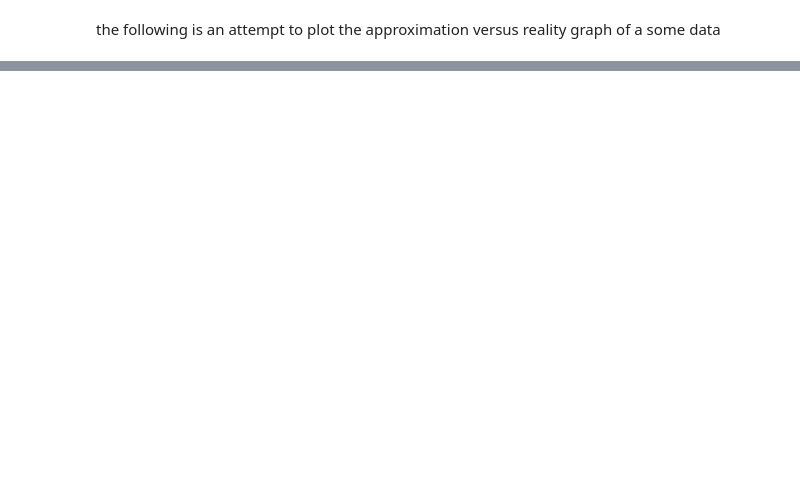
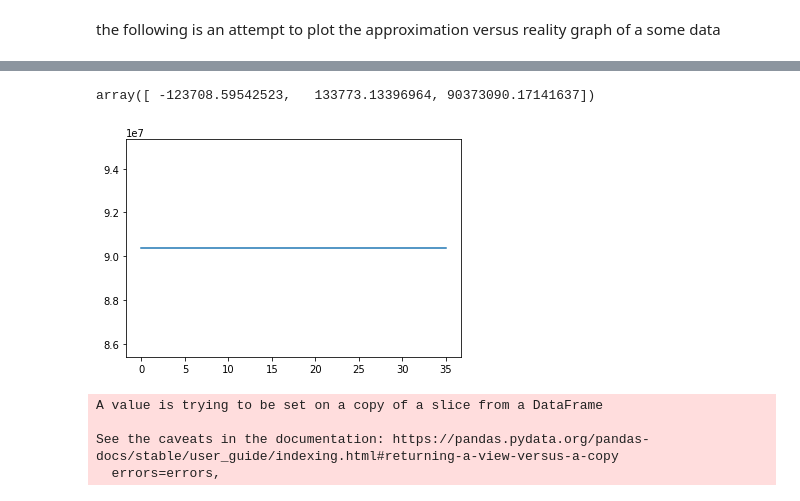
Before and after one commit to simonegiancola09/covid-19-Analysis, a Jupyter notebook: Covid.ipynb, the cells around one changed output, grey strips where cells are left out. Saved outputs shown, nothing was run; the diff lists cells and outputs as text; code cells hidden in the pictures; blank space fills up the shorter version.

```diff
--- a/Covid.ipynb
+++ b/Covid.ipynb
@@ -625,0 +703,47 @@ Lom['terapia_intensiva']
+# %%
+from scipy.optimize import minimize
+X=np.arange(len(mil['day']))
+y=mil['totale_casi']
+def logistic(x,L,k,x0,d):
+    return d+L/(1+np.exp(-k*(x-x0)))
+def gaussian(x,sig,mi,d):
+    return d+1/(np.sqrt(2*np.pi)*sig)*np.exp(-0.5*(1/sig**2)*(x-mi)**2)
+def discrepancy(L,k,x0,d,x,y):
+    return np.sum((y-logistic(x,L,k,x0,d)**2))
+def discrepancy2(sig,mi,d,x,y):
+    return np.sum((y-gaussian(x,sig,mi,d)**2))
+init_vals=[max(y),np.median(x),1,np.min(x)]
+other=[5,4,4]
+sol=minimize(lambda z:discrepancy(z[0],z[1],z[2],z[3],X,y),init_vals)
+sol2=minimize(lambda z:discrepancy2(z[0],z[1],z[2],X,y),other)
+
+sig_opt,mi_opt,d_opt=sol2.x
+y_opt=gaussian(X,sig_opt,mi_opt,d_opt)
+plt.plot(X,y_opt)
+sol2.x
+# %% [output]
+array([ -123708.59542523,   133773.13396964, 90373090.17141637])
+[figure, added]
+# %%
+from scipy.optimize import curve_fit
+import warnings
+mil=get_provincia('Milano',province)
+def logistic(x,L,k,x0,d):
+    return d+L/(1+np.exp(-k*(x-x0)))
+def logistic2(x,L,k,d):
+    return d+L/(1+np.exp(-k*(x-np.median(x))))
+
+X=np.arange(len(mil['day']),dtype=float)
+y=np.array([mil['totale_casi'].to_numpy()[i] for i in range(len(mil['totale_casi']))],dtype=float)
+init_vals=[max(y),np.median(x),1,np.min(x)]
+init_vals_2=[max(y),100,np.min(x)]
+
+#y2=logisti
+#init_vals2=[np.max(y),np.median(x),4]
+best_vals,covar=curve_fit(logistic2,xdata=x.flatten(),ydata=y.flatten(),p0=init_vals_2)
+#best_vals,covar=curve_fit(gaussian,xdata=x.flatten(),ydata=y.flatten(),p0=init_vals2)
+# %% [output]
+A value is trying to be set on a copy of a slice from a DataFrame
+
+See the caveats in the documentation: https://pandas.pydata.org/pandas-docs/stable/user_guide/indexing.html#returning-a-view-versus-a-copy
+  errors=errors,
```
Also changed, not shown: parts of 32 cells of this notebook.
